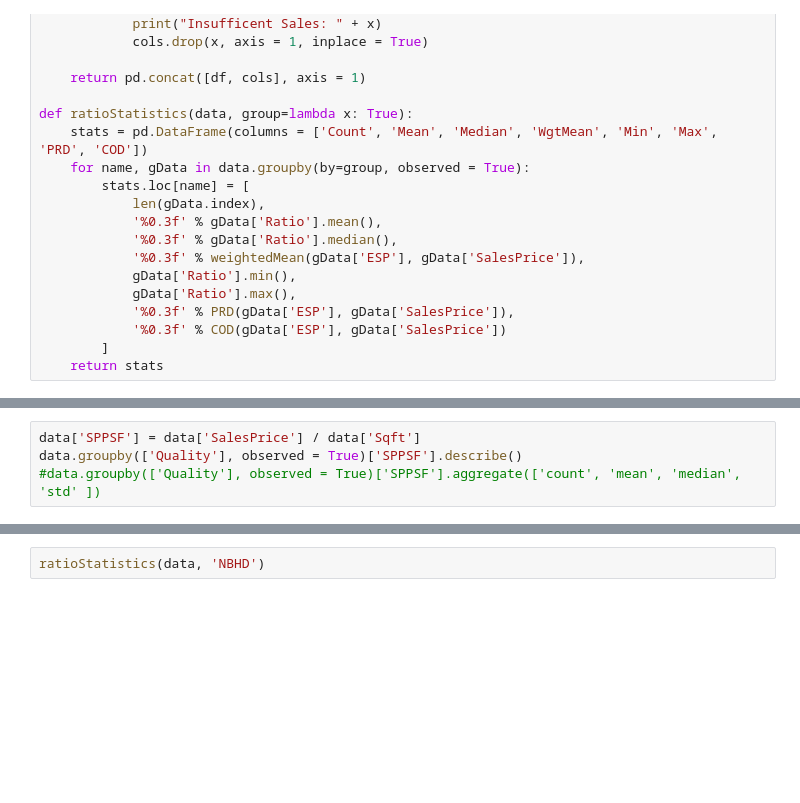
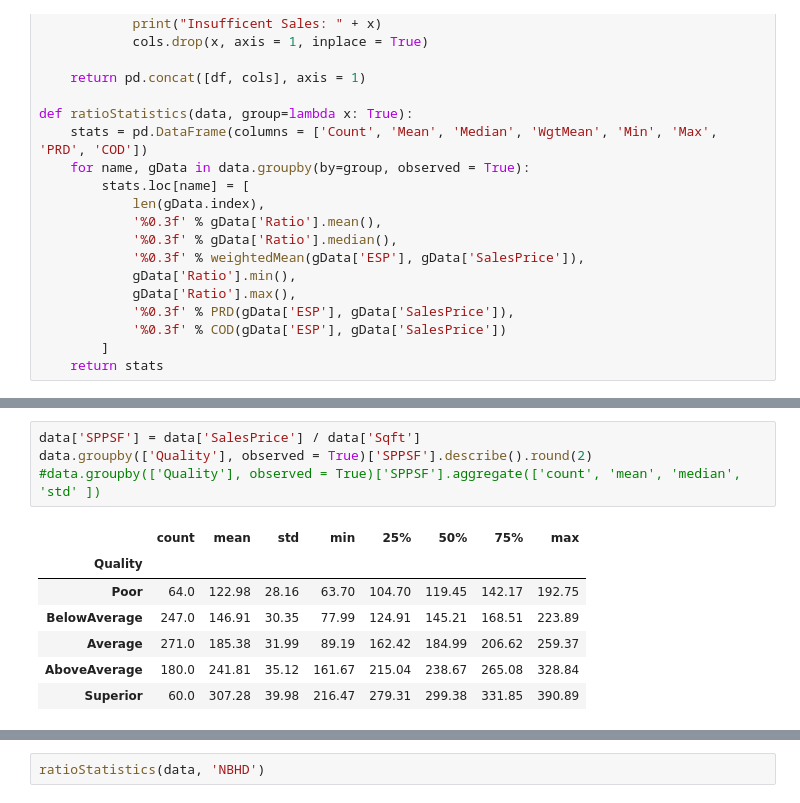
Before and after one commit to Thimgan/GISVT2024, a Jupyter notebook: jupyternotebook/Additive.ipynb, the cells around one changed output, grey strips where cells are left out. Cells and saved outputs as stored; diff of their text form; blank space fills up the shorter version.

```diff
--- a/jupyternotebook/Additive.ipynb
+++ b/jupyternotebook/Additive.ipynb
@@ -138,6 +146,14 @@ data.head()
 # %%
 data['SPPSF'] = data['SalesPrice'] / data['Sqft']
-data.groupby(['Quality'], observed = True)['SPPSF'].describe()
+data.groupby(['Quality'], observed = True)['SPPSF'].describe().round(2)
 #data.groupby(['Quality'], observed = True)['SPPSF'].aggregate(['count', 'mean', 'median', 'std' ])
+# %% [output]
+|  | count | mean | std | min | 25% | 50% | 75% | max |
+| Quality |  |  |  |  |  |  |  |  |
+| Poor | 64.0 | 122.98 | 28.16 | 63.70 | 104.70 | 119.45 | 142.17 | 192.75 |
+| BelowAverage | 247.0 | 146.91 | 30.35 | 77.99 | 124.91 | 145.21 | 168.51 | 223.89 |
+| Average | 271.0 | 185.38 | 31.99 | 89.19 | 162.42 | 184.99 | 206.62 | 259.37 |
+| AboveAverage | 180.0 | 241.81 | 35.12 | 161.67 | 215.04 | 238.67 | 265.08 | 328.84 |
+| Superior | 60.0 | 307.28 | 39.98 | 216.47 | 279.31 | 299.38 | 331.85 | 390.89 |
 # %%
 data.groupby(['NBHD'], observed = True)['SPPSF'].aggregate(['count', 'mean', 'median', 'std' ])
```
Also changed, not shown: parts of 23 cells of this notebook, 8 other files.
